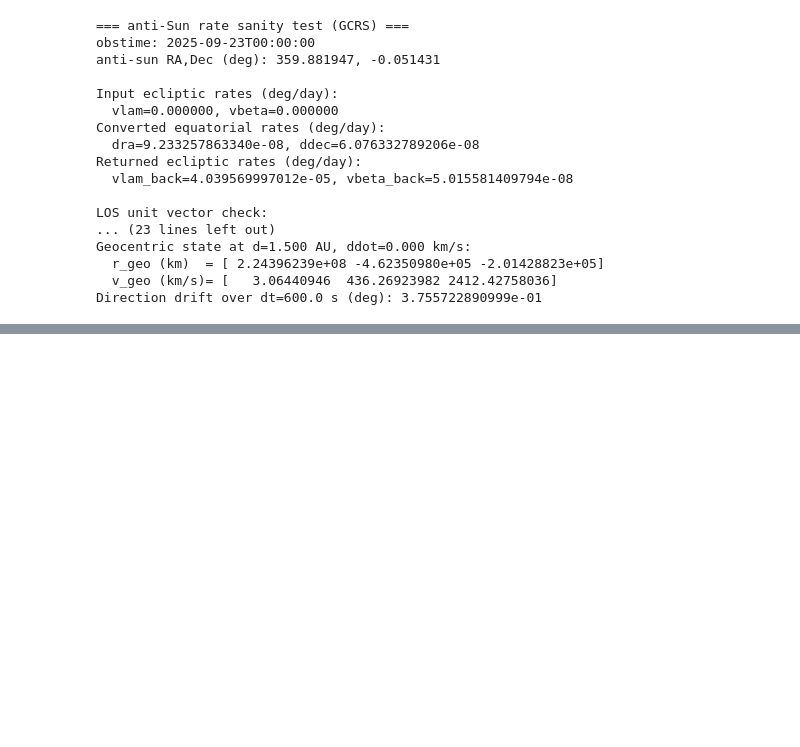
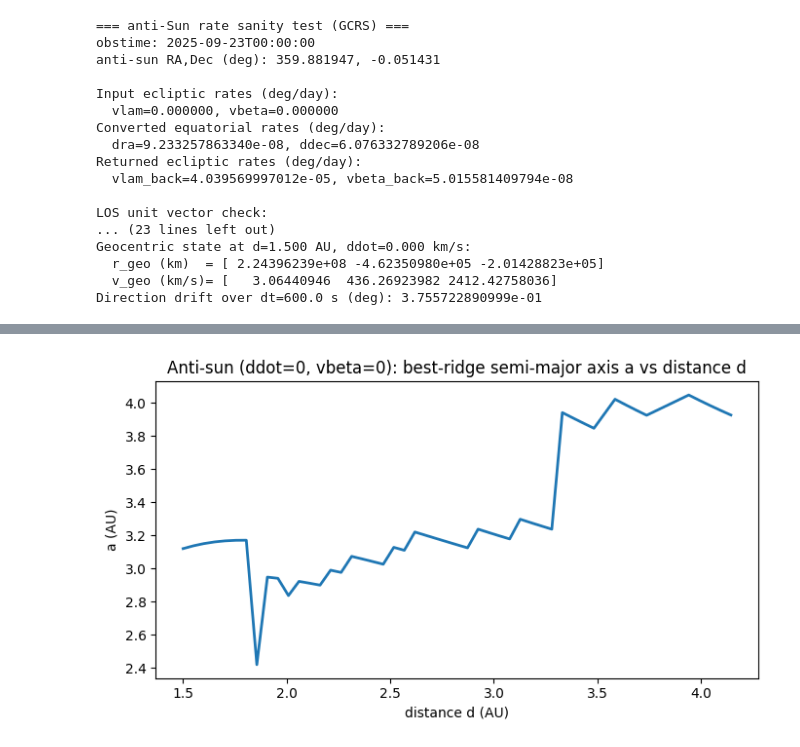
Before and after one commit to devanshi-s04/neomod, a Jupyter notebook: mbasplotwscorer.ipynb, the cells around one changed output, grey strips where cells are left out. Saved outputs shown, nothing was run; the diff lists cells and outputs as text; code cells hidden in the pictures; blank space fills up the shorter version.

```diff
--- a/mbasplotwscorer.ipynb
+++ b/mbasplotwscorer.ipynb
@@ -425,0 +699,99 @@ Direction drift over dt=600.0 s (deg): 3.755722890999e-01
+# %%
+# mask unsupported distances
+row_max = W.max(axis=1)
+mask = row_max > 0
+
+#for opposition, circular coplanar orbit
+vE = 0.986  # deg/day
+d = d_grid.copy()
+R = 1.0 + d
+vlam_pred = vE * (1/np.sqrt(R) - 1.0) / d  # deg/day, negative, |vlam| decreases with d
+
+# using "center of mass" of the ridge instead of argmax
+# this avoids bin/edge effects if the ridge is broad
+Wpos = W.copy()
+Wpos[Wpos < 0] = 0 # negative weight clipped to 0
+vlam_mean = np.full(len(d_grid), np.nan)
+for k in range(len(d_grid)):
+    s = Wpos[k].sum()
+    if s > 0:
+        vlam_mean[k] = np.sum(vlam_grid * Wpos[k]) / s
+
+#  Extract orbital elements (a,e,i,H) along the best-vlam ridge vs distance
+
+a_best = np.full(len(d_grid), np.nan)
+e_best = np.full(len(d_grid), np.nan)
+i_best = np.full(len(d_grid), np.nan)
+H_best = np.full(len(d_grid), np.nan)
+score_best = np.full(len(d_grid), np.nan)
+
+for k in tqdm(np.where(mask)[0], desc="Extracting elements on ridge", unit="d"):
+    d_au = d_grid[k]
+    vlam = best_vlam[k]
+
+    # convert (vlam, vbeta_fixed) -> (dra, ddec) at the anti-sun sky position
+    dra, ddec = nsc.ecliptic_rates_to_radec_rates1(
+        ra0_deg, dec0_deg, vlam, vbeta_fixed, obstime_str
+    )
+
+    out = scorer_mba_s3m.compute_score(
+        obstime_str=obstime_str,
+        ra_deg=ra0_deg,
+        dec_deg=dec0_deg,
+        dra_deg_per_day=dra,
+        ddec_deg_per_day=ddec,
+        mag=mag,
+        d_au=d_au,
+        ddot_kms=ddot_fixed
+    )
+
+    score_best[k] = out["score"]
+    a_best[k] = out["a"]
+    e_best[k] = out["e"]
+    i_best[k] = out["i"]
+    H_best[k] = out["H"]
+
+# Plot a vs d (only where supported)
+plt.figure(figsize=(7,4))
+plt.plot(d_grid[mask], a_best[mask], lw=2)
+plt.xlabel("distance d (AU)")
+plt.ylabel("a (AU)")
+plt.title("Anti-sun (ddot=0, vbeta=0): best-ridge semi-major axis a vs distance d")
+plt.tight_layout()
+plt.show()
+
+# plotting e vs d
+plt.figure(figsize=(7,4))
+plt.plot(d_grid[mask], e_best[mask], lw=2)
+plt.xlabel("distance d (AU)")
+plt.ylabel("e")
+plt.title("Anti-sun (ddot=0, vbeta=0): best-ridge eccentricity e vs distance d")
+plt.tight_layout()
+plt.show()
+
+
+
+print("a range:", np.nanmin(a_best), "to", np.nanmax(a_best))
+print("e range:", np.nanmin(e_best), "to", np.nanmax(e_best))
+print("i range:", np.nanmin(i_best), "to", np.nanmax(i_best))
+print("H range:", np.nanmin(H_best), "to", np.nanmax(H_best))
+
+
+# plot comparison only where supported aka no zero
+plt.figure(figsize=(7,4))
+plt.plot(d_grid[mask], best_vlam[mask], lw=2, label="best vlam from scorer (argmax)")
+plt.plot(d_grid[mask], vlam_mean[mask], lw=2, ls="--", label="ridge mean vlam (weighted)")
+plt.plot(d_grid[mask], vlam_pred[mask], lw=2, ls=":", label="analytic circular-opposition baseline")
+
+plt.axhline(0, lw=1)
+plt.xlabel("distance d (AU)")
+plt.ylabel(r"$v_\lambda$ (deg/day)")
+plt.title("Anti-sun test: recovered vlam(d) vs analytic baseline (only where W>0)")
+plt.legend()
+plt.tight_layout()
+plt.show()
+
+print("Supported d range:", d_grid[mask].min(), "to", d_grid[mask].max())
+print("How many supported points:", mask.sum(), "/", len(mask))
+# %% [output]
+[figure, added]
```
Also changed, not shown: parts of 20 cells of this notebook, 3 other files.
